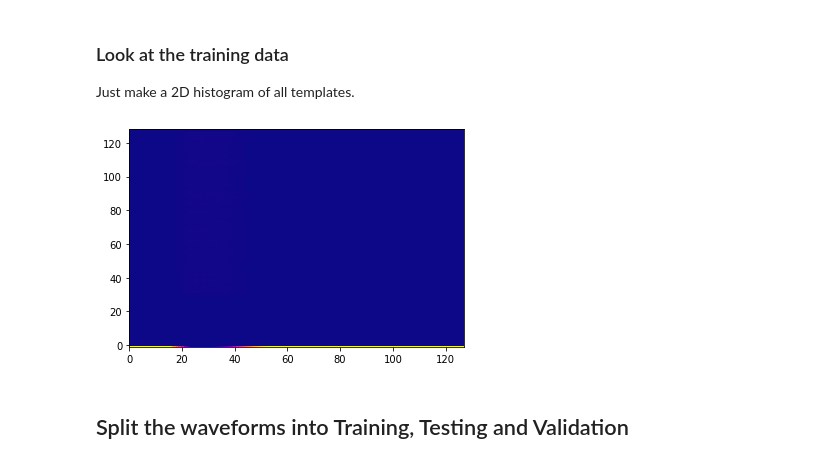
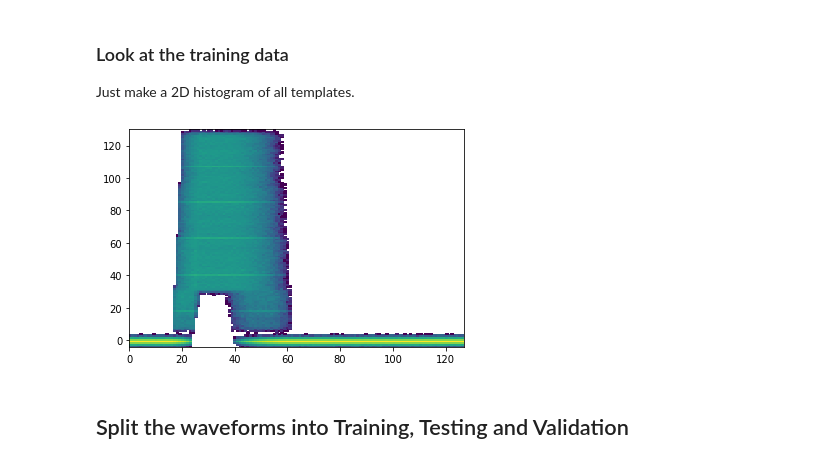
Before and after one commit to JochiSt/AI_PulseReconstruction, a Jupyter notebook: TestSTM32_AI.ipynb, the cells around one changed output. Cells and saved outputs as stored; diff of their text form; code cells hidden in the pictures.

Commit message:
Updated Plotting styles

```diff
--- a/TestSTM32_AI.ipynb
+++ b/TestSTM32_AI.ipynb
@@ -69,7 +70,7 @@ Generate a couple of templates, which have a pulse in them, and some without any
 # %%
 for i in range(10):
   width = np.random.randint(16, 64)               # width of 16 to 64
-  position = np.random.randint(0, high=128-width) # arbitrary position
+  position = np.random.randint(0, high=96-width) # arbitrary position
   noise = np.random.randint(1,30)/10.             # 0.1 to 3 LSB noise
   height = np.random.randint(32,128)              # pulse height of 32 to 128
 
@@ -114,7 +115,7 @@ SAMPLES = 10000
 We want to do Pattern recognition, so we have to link the waveforms to the input parameters.
 # %%
 # use fixed value for noise (1st try)
-noise = 0.4
+noise = 1
 
 y_values = []
 x_values = []
@@ -138,14 +139,14 @@ Just make a 2D histogram of all templates.
 # %%
 if True:
   plot_x = [ np.arange(128) for i in range(len(y_values)) ]
   plot_x = np.array(plot_x)
   plot_x = plot_x.flatten()
   plot_y = np.array(y_values)
   plot_y = plot_y.flatten()
-  plt.hist2d(plot_x, plot_y, bins=128, cmap='plasma')
+  plt.hist2d(plot_x, plot_y, bins=128, norm=LogNorm())
   plt.show()
 # %% [output]
-[figure, old version]
+[figure, new version]
 # %% [markdown]
 ## Split the waveforms into Training, Testing and Validation
 # %%
```
Also changed, not shown: parts of 6 cells of this notebook.
